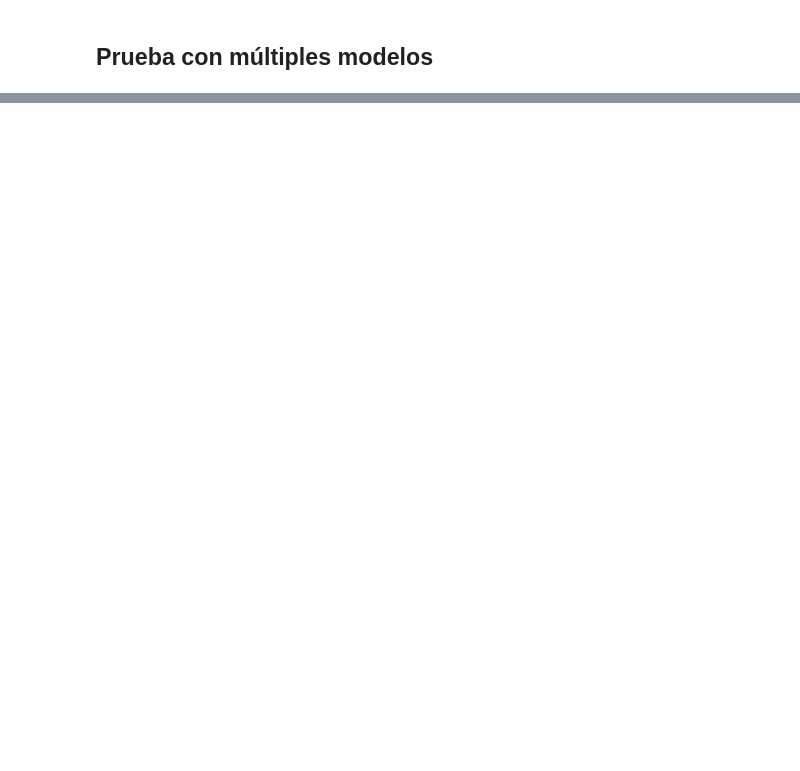
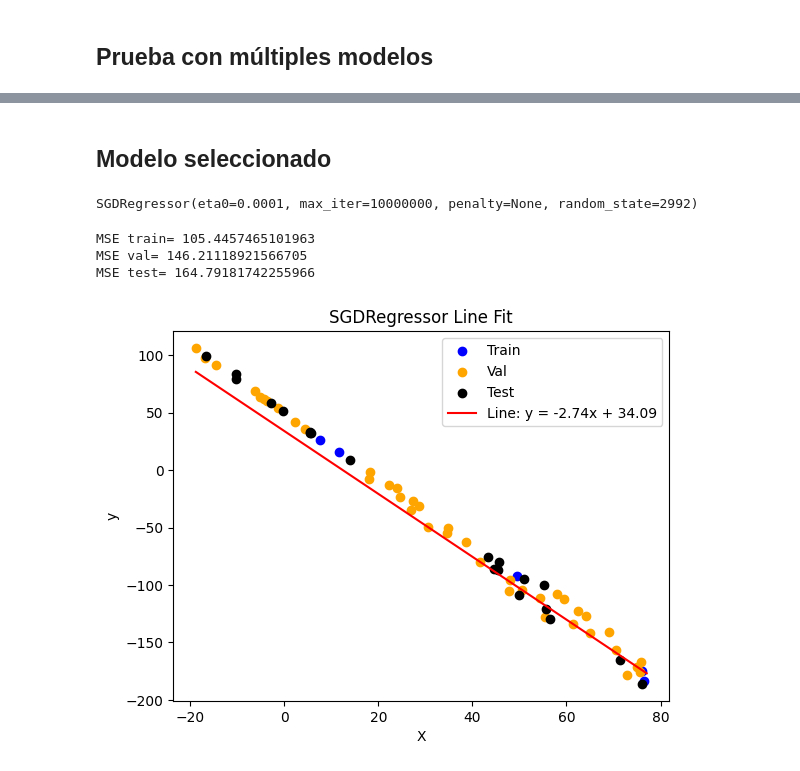
Before and after one commit to OscarAGtz/Portafolio-IA, a Jupyter notebook: Portafolio de análisis/Machine Learning/Desempeño_de_modelo.ipynb, the cells around one changed output, grey strips where cells are left out. Cells and saved outputs as stored; diff of their text form; code cells hidden in the pictures; blank space fills up the shorter version.

```diff
--- a/Portafolio de análisis/Machine Learning/Desempeño_de_modelo.ipynb
+++ b/Portafolio de análisis/Machine Learning/Desempeño_de_modelo.ipynb
@@ -190,0 +212,55 @@ En el caso del modelo que utiliza 2 elementos para entrenar se tiene un modelo c
+# %% [markdown]
+## Modelo seleccionado
+# %%
+# Selección aleatoria de índices
+train_index = random.sample(range(len(X_train)), 5)
+
+# Crear subconjuntos de entrenamiento y validación
+X_train2 = X_train.iloc[train_index]
+y_train2 = y_train.iloc[train_index]
+model2 = SGDRegressor(max_iter= 10000000, eta0 = 1e-4, random_state = semilla, penalty= None)
+model2.fit(X_train2, y_train2)
+# %% [output]
+SGDRegressor(eta0=0.0001, max_iter=10000000, penalty=None, random_state=2992)
+# %%
+# Error de datos de entrenamiento
+y_train_pred2 = model2.predict(X_train2)
+MSE_train2 = mean_squared_error(y_train2, y_train_pred2)
+print('MSE train=', MSE_train2)
+
+# Error de datos de validacion
+y_val_pred2 = model2.predict(X_val)
+MSE_val2 = mean_squared_error(y_val, y_val_pred2)
+print('MSE val=', MSE_val2)
+
+# Error de datos de entrenamiento
+y_test_pred2 = model2.predict(X_test)
+MSE_test2 = mean_squared_error(y_test, y_test_pred2)
+print('MSE test=', MSE_test2)
+# %% [output]
+MSE train= 105.4457465101963
+MSE val= 146.21118921566705
+MSE test= 164.79181742255966
+# %%
+# Crear los datos para la recta
+slope = model2.coef_[0]
+intercept = model2.intercept_[0]
+X_plot = np.linspace(X.min(), X.max(), 100)  # 100 points for a smooth line
+y_plot = slope * X_plot + intercept
+
+# Graficar los datos
+plt.scatter(X_train2, y_train2, color='blue', label='Train')
+plt.scatter(X_val, y_val, color='orange', label='Val')
+plt.scatter(X_test, y_test, color='black', label='Test')
+
+# Graficar la recta
+plt.plot(X_plot, y_plot, color='red', label=f'Line: y = {slope:.2f}x + {intercept:.2f}')
+
+plt.xlabel('X')
+plt.ylabel('y')
+plt.title('SGDRegressor Line Fit')
+plt.legend()
+
+plt.show()
+# %% [output]
+[figure, added]
```
Also changed, not shown: parts of 9 cells of this notebook.
